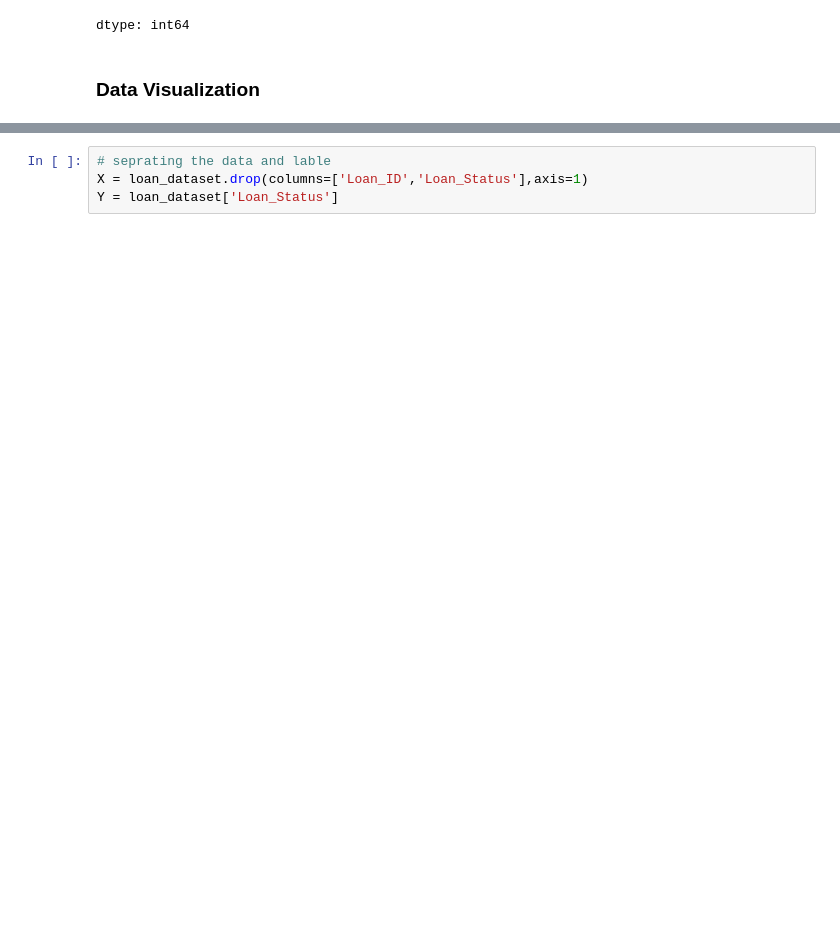
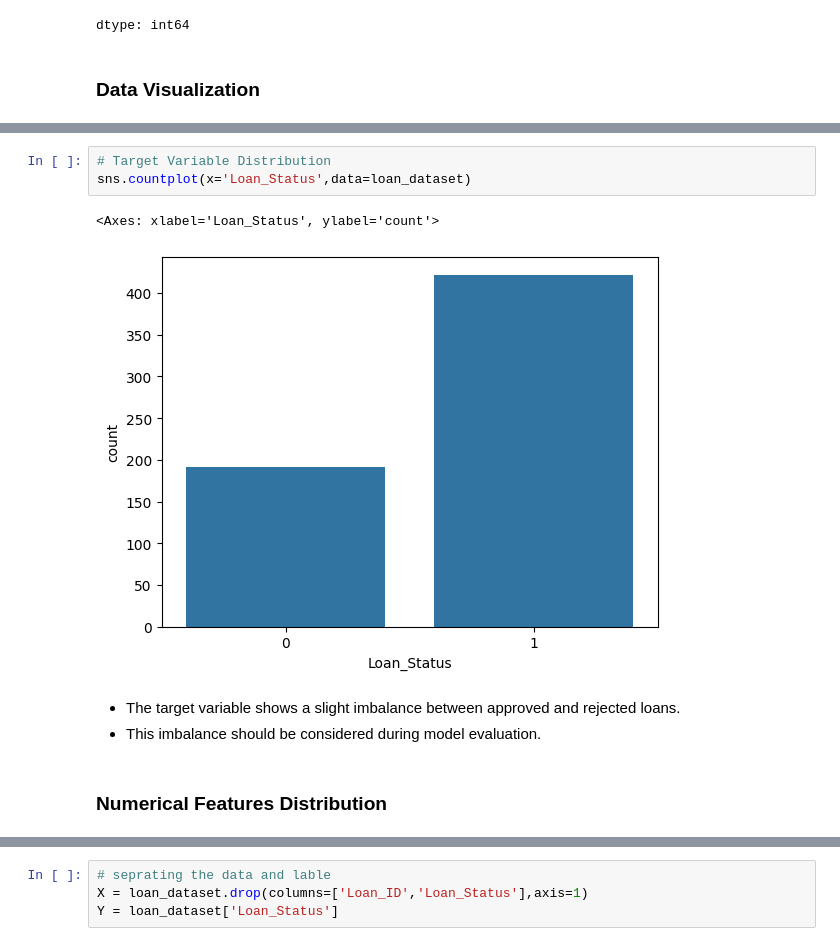
Before and after one commit to shatha-me/Loan-Status-Prediction, a Jupyter notebook: Loan_Status_Prediction.ipynb, the cells around one changed output, grey strips where cells are left out. Saved outputs shown, nothing was run; the diff lists cells and outputs as text; blank space fills up the shorter version.

```diff
--- a/Loan_Status_Prediction.ipynb
+++ b/Loan_Status_Prediction.ipynb
@@ -168,0 +161,11 @@ sns.countplot(x='Married',hue='Loan_Status',data=loan_dataset)
+# %%
+# Target Variable Distribution
+sns.countplot(x='Loan_Status',data=loan_dataset)
+# %% [output]
+<Axes: xlabel='Loan_Status', ylabel='count'>
+[figure, added]
+# %% [markdown]
+- The target variable shows a slight imbalance between approved and rejected loans.
+- This imbalance should be considered during model evaluation.
+# %% [markdown]
+### Numerical Features Distribution
```
Also changed, not shown: parts of 84 cells of this notebook.
